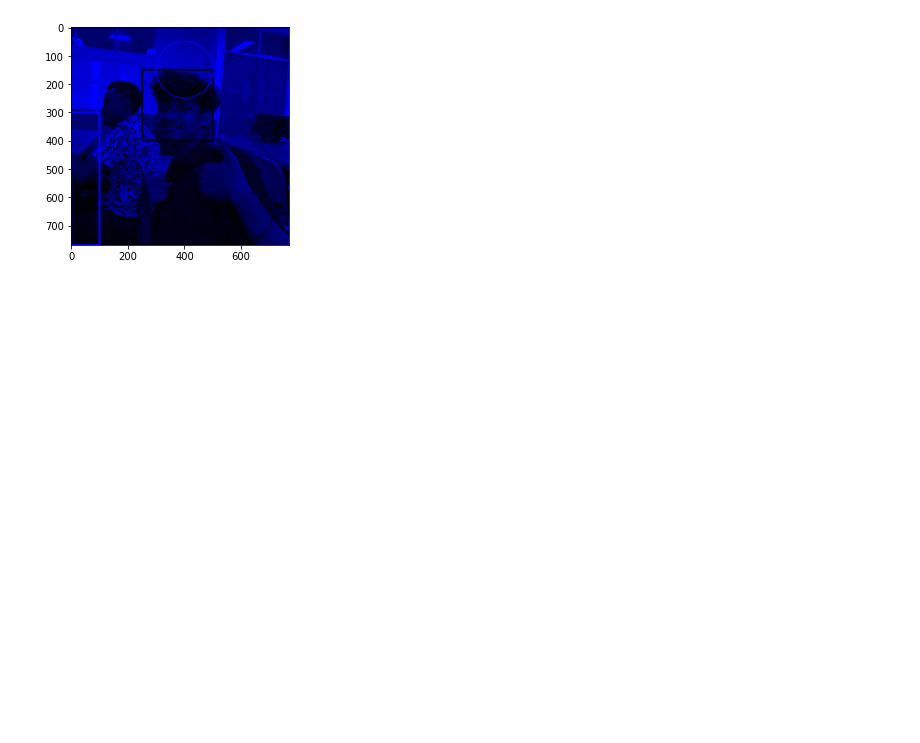
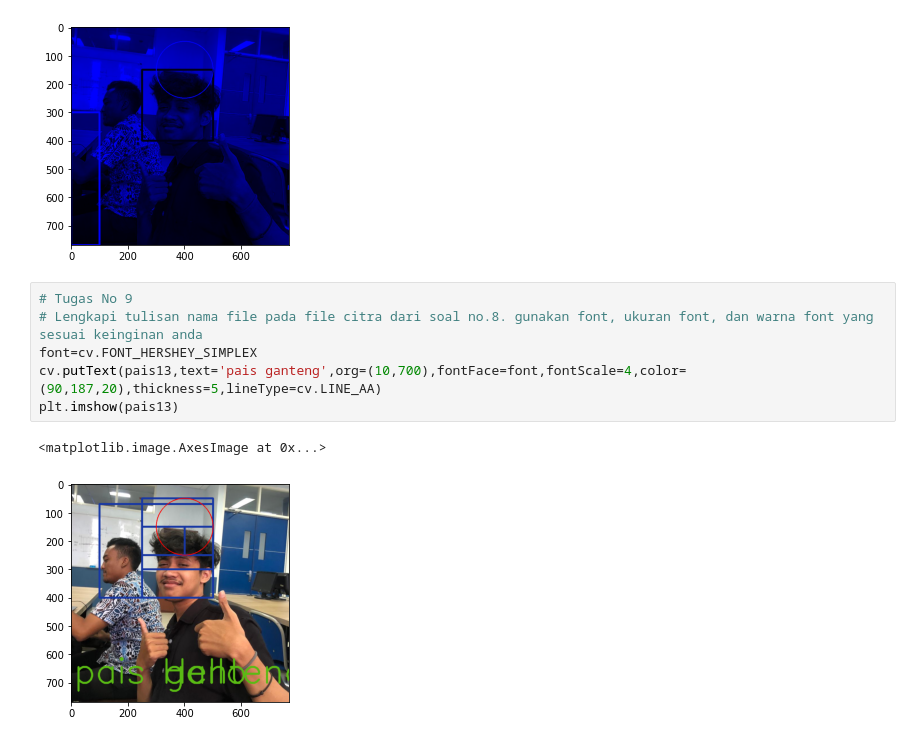
Before and after one commit to faizarindra/PCVK_Genap_2023, a Jupyter notebook: Week2.ipynb, the cells around one changed output. Drawn from its saved outputs; the diff is of its cells as text; blank space fills up the shorter version.

```diff
--- a/Week2.ipynb
+++ b/Week2.ipynb
@@ -232,3 +234,12 @@ plt.imshow(blue)
 # %% [output]
 <matplotlib.image.AxesImage at 0x...>
 [figure]
+# %%
+# Tugas No 9
+# Lengkapi tulisan nama file pada file citra dari soal no.8. gunakan font, ukuran font, dan warna font yang sesuai keinginan anda
+font=cv.FONT_HERSHEY_SIMPLEX
+cv.putText(pais13,text='pais ganteng',org=(10,700),fontFace=font,fontScale=4,color=(90,187,20),thickness=5,lineType=cv.LINE_AA)
+plt.imshow(pais13)
+# %% [output]
+<matplotlib.image.AxesImage at 0x...>
+[figure, added]
```
Also changed, not shown: parts of 1 cell of this notebook.
